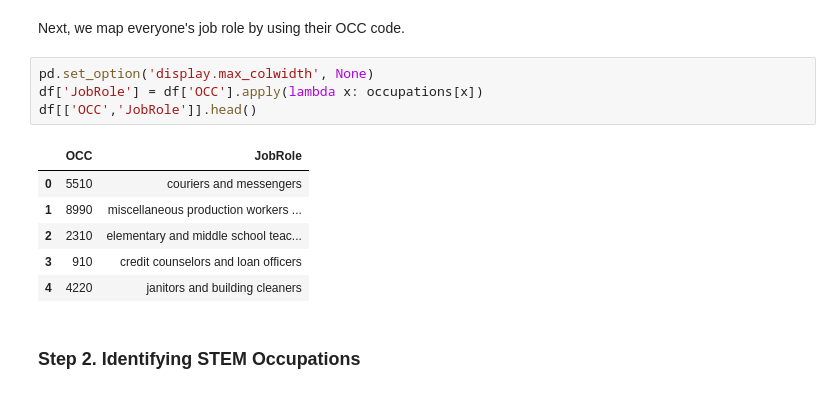
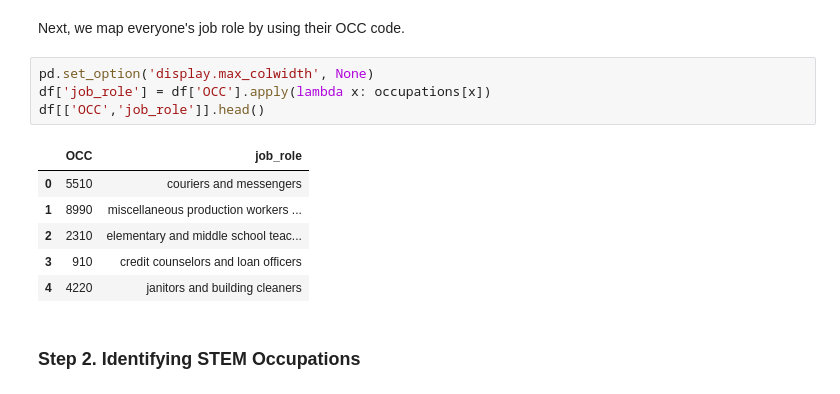
Before and after one commit to kayfilipp/HigherME, a Jupyter notebook: census_data/census_EDA.ipynb, the cells around one changed output. Drawn from its saved outputs; the diff is of its cells as text.

```diff
--- a/census_data/census_EDA.ipynb
+++ b/census_data/census_EDA.ipynb
@@ -69,10 +69,10 @@ str(occupations)[0:100]+"..."
 Next, we map everyone's job role by using their OCC code.
 # %%
 pd.set_option('display.max_colwidth', None)
-df['JobRole'] = df['OCC'].apply(lambda x: occupations[x])
-df[['OCC','JobRole']].head()
+df['job_role'] = df['OCC'].apply(lambda x: occupations[x])
+df[['OCC','job_role']].head()
 # %% [output]
-|  | OCC | JobRole |
+|  | OCC | job_role |
 | 0 | 5510 | couriers and messengers |
 | 1 | 8990 | miscellaneous production workers ... |
 | 2 | 2310 | elementary and middle school teac... |
```
Also changed, not shown: parts of 34 cells of this notebook, 1 other file.
